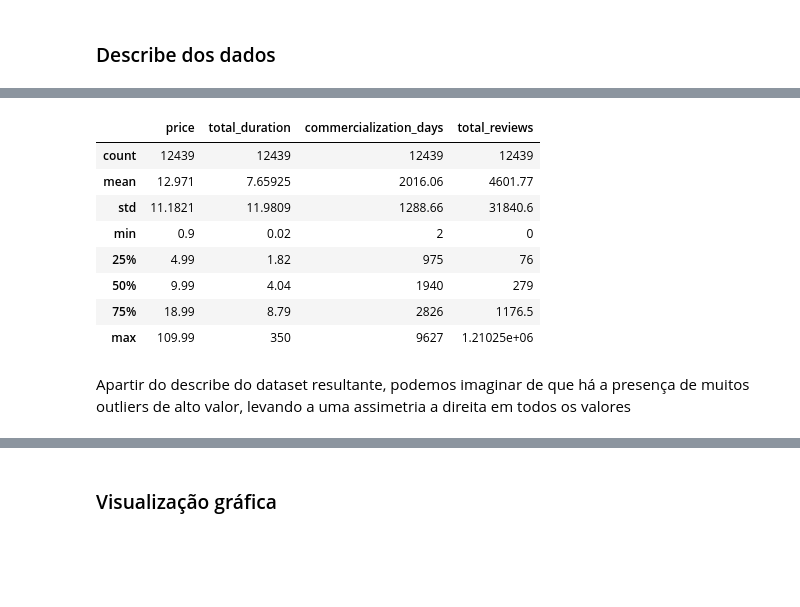
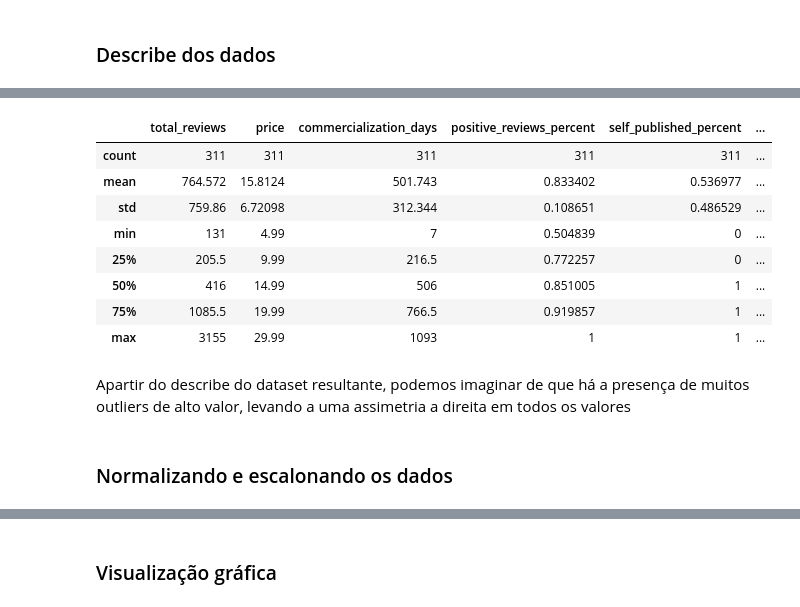
Before and after one commit to Leonidas-Vitor/Steam_Scrapper, a Jupyter notebook: SteamDataset_Inspection.ipynb, the cells around one changed output, grey strips where cells are left out. Drawn from its saved outputs; the diff is of its cells as text; code cells hidden in the pictures; blank space fills up the shorter version.

```diff
--- a/SteamDataset_Inspection.ipynb
+++ b/SteamDataset_Inspection.ipynb
@@ -227,0 +278,4 @@ main_df['total_reviews'] = steam_df_filtered['positive'].copy() + steam_df_filte
+# %%
+steam_df_filtered['commercialization_days'] = (pd.Timestamp('2023/11/08') - steam_df_filtered['release_date_converted']).dt.days
+
+steam_df_filtered = steam_df_filtered[(steam_df_filtered.commercialization_days >= min_commercialization_days) & (steam_df_filtered.commercialization_days <= max_commercialization_days)]
@@ -228,3 +343,26 @@ main_df['total_reviews'] = steam_df_filtered['positive'].copy() + steam_df_filte
+# %%
+main_df = pd.DataFrame()
+main_df['id'] =  steam_df_filtered['steam_appid'].copy()
+main_df['name'] = steam_df_filtered['name'].copy()
+main_df['price'] = steam_df_filtered['price'].copy()
+main_df['total_duration'] = steam_df_filtered['hltb_main_story'].copy()
+
+main_df['commercialization_days'] = steam_df_filtered['commercialization_days'].copy()
+main_df['total_reviews'] = steam_df_filtered['positive'].copy() + steam_df_filtered['negative'].copy()
+main_df['positive_reviews_percent'] = steam_df_filtered['positive'].copy()/main_df['total_reviews']
+
+#main_df['self_published'] = (steam_df_filtered['developers'] == steam_df_filtered.publishers) # Como resolver?
+main_df['self_published_percent'] = steam_df_filtered.apply(lambda x: Is_sef_published(x.developers,x.publishers),axis=1)
+
+main_df['developers'] = steam_df_filtered['developers'].copy()
+main_df['publishers'] = steam_df_filtered['publishers'].copy()
+
+main_df['tag_similarity'] = steam_df_filtered['tag_similarity'].copy()
+main_df['total_supported_languages'] = steam_df_filtered.supported_languages.str.split(',')
+main_df['total_supported_languages'] = main_df['total_supported_languages'].fillna('')
+main_df['total_supported_languages'] = main_df['total_supported_languages'].apply(lambda languages: len(languages))
+
+main_df['has_hltb_data'] = steam_df_filtered['has_hltb_data'].copy()
 # %%
 main_df.reset_index(inplace=True,drop=True)
 # %%
@@ -354,3 +474,14 @@ dtype: object
 ## Analisando o dataset resultante
 # %% [markdown]
 ### Describe dos dados
+# %%
+target_reviews = 650
+
+main_df = main_df[main_df['total_reviews'] < target_reviews*5]
+main_df = main_df[main_df['total_reviews'] > target_reviews/5]
+
+main_df = main_df[main_df['total_supported_languages'] <= 12]
+
+main_df = main_df[main_df['positive_reviews_percent'] >= 0.5]
+
+main_df = main_df[main_df['tag_similarity'] >= 0.4]
@@ -357,14 +506,18 @@ dtype: object
+# %%
+columns = ['total_reviews','price','commercialization_days','positive_reviews_percent','self_published_percent','tag_similarity','total_supported_languages','has_hltb_data']
 # %%
-main_df[['price','total_duration','commercialization_days','total_reviews']].describe().apply(lambda s: s.apply(lambda x: format(x, 'g')))
+main_df[columns].describe().apply(lambda s: s.apply(lambda x: format(x, 'g')))
 # %% [output]
-|  | price | total_duration | commercialization_days | total_reviews |
-| count | 12439 | 12439 | 12439 | 12439 |
-| mean | 12.971 | 7.65925 | 2016.06 | 4601.77 |
-| std | 11.1821 | 11.9809 | 1288.66 | 31840.6 |
-| min | 0.9 | 0.02 | 2 | 0 |
-| 25% | 4.99 | 1.82 | 975 | 76 |
-| 50% | 9.99 | 4.04 | 1940 | 279 |
-| 75% | 18.99 | 8.79 | 2826 | 1176.5 |
-| max | 109.99 | 350 | 9627 | 1.21025e+06 |
+|  | total_reviews | price | commercialization_days | positive_reviews_percent | self_published_percent | ... |
+| count | 311 | 311 | 311 | 311 | 311 | ... |
+| mean | 764.572 | 15.8124 | 501.743 | 0.833402 | 0.536977 | ... |
+| std | 759.86 | 6.72098 | 312.344 | 0.108651 | 0.486529 | ... |
+| min | 131 | 4.99 | 7 | 0.504839 | 0 | ... |
+| 25% | 205.5 | 9.99 | 216.5 | 0.772257 | 0 | ... |
+| 50% | 416 | 14.99 | 506 | 0.851005 | 1 | ... |
+| 75% | 1085.5 | 19.99 | 766.5 | 0.919857 | 1 | ... |
+| max | 3155 | 29.99 | 1093 | 1 | 1 | ... |
 # %% [markdown]
 Apartir do describe do dataset resultante, podemos imaginar de que há a presença de muitos outliers de alto valor, levando a uma assimetria a direita em todos os valores
+# %% [markdown]
+### Normalizando e escalonando os dados
```
Also changed, not shown: parts of 64 cells of this notebook.
